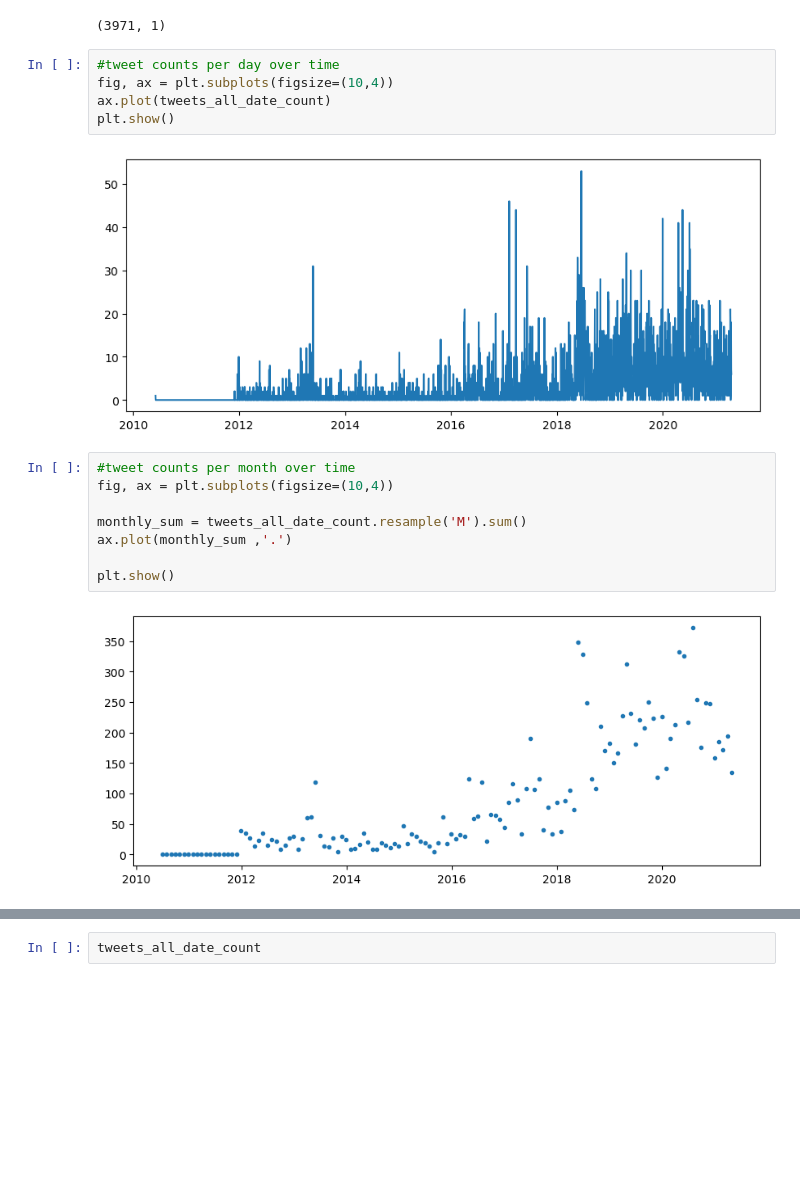
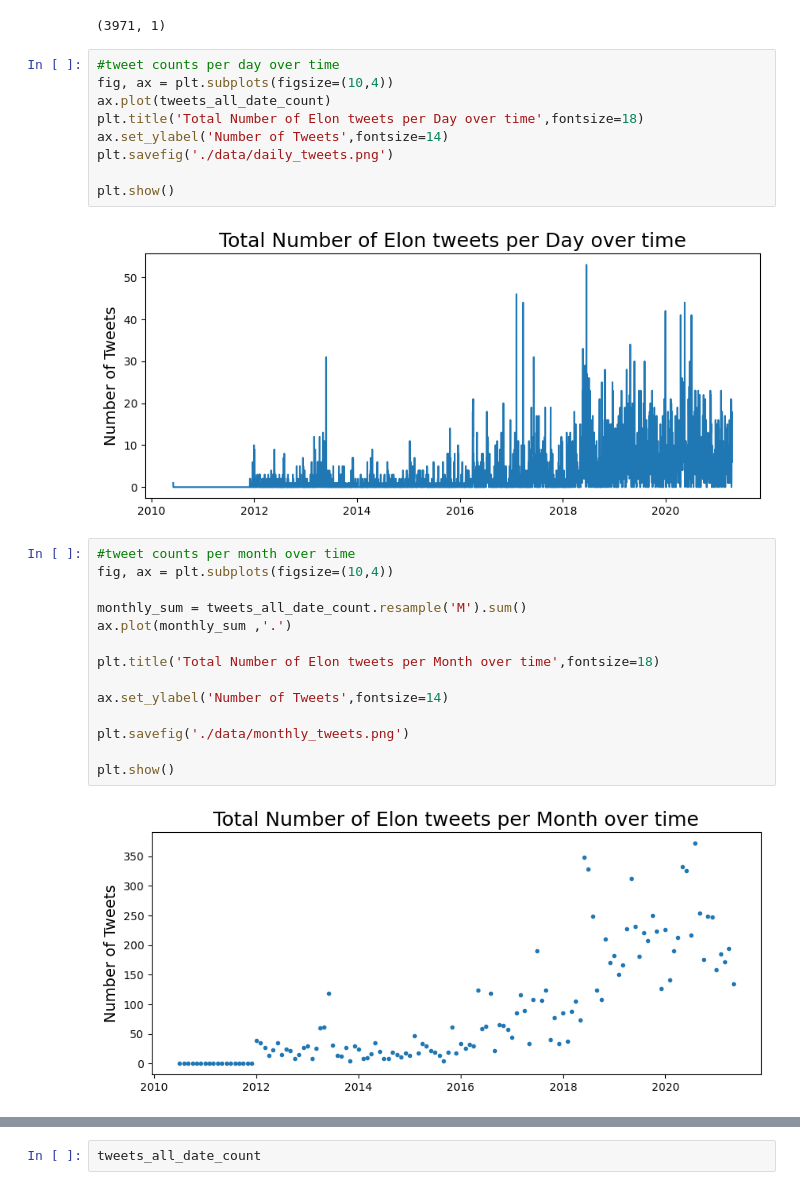
Before and after one commit to taaaraaa/tsla-price-prediction, a Jupyter notebook: tweets_eda.ipynb, the cells around one changed output, grey strips where cells are left out. Cells and saved outputs as stored; diff of their text form; blank space fills up the shorter version.

```diff
--- a/tweets_eda.ipynb
+++ b/tweets_eda.ipynb
@@ -796,10 +796,14 @@ tweets_all_date_count.shape
 # %%
 #tweet counts per day over time
 fig, ax = plt.subplots(figsize=(10,4))
 ax.plot(tweets_all_date_count)
+plt.title('Total Number of Elon tweets per Day over time',fontsize=18)
+ax.set_ylabel('Number of Tweets',fontsize=14)
+plt.savefig('./data/daily_tweets.png')
+
 plt.show()
 # %% [output]
-[figure, old version]
+[figure, new version]
 # %%
 #tweet counts per month over time
 fig, ax = plt.subplots(figsize=(10,4))
@@ -807,9 +811,15 @@ fig, ax = plt.subplots(figsize=(10,4))
 monthly_sum = tweets_all_date_count.resample('M').sum()
 ax.plot(monthly_sum ,'.')
 
+plt.title('Total Number of Elon tweets per Month over time',fontsize=18)
+
+ax.set_ylabel('Number of Tweets',fontsize=14)
+
+plt.savefig('./data/monthly_tweets.png')
+
 plt.show()
 # %% [output]
-[figure, old version]
+[figure, new version]
 # %%
 #tweet counts per month over time
 fig, ax = plt.subplots(figsize=(10,4))
```
Also changed, not shown: parts of 2 cells of this notebook, 15 other files.
